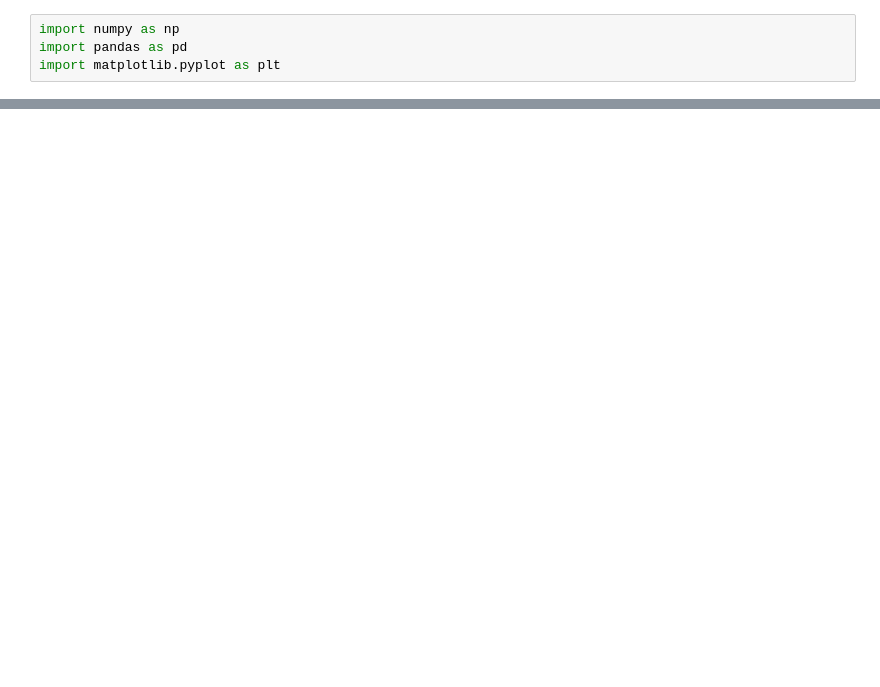
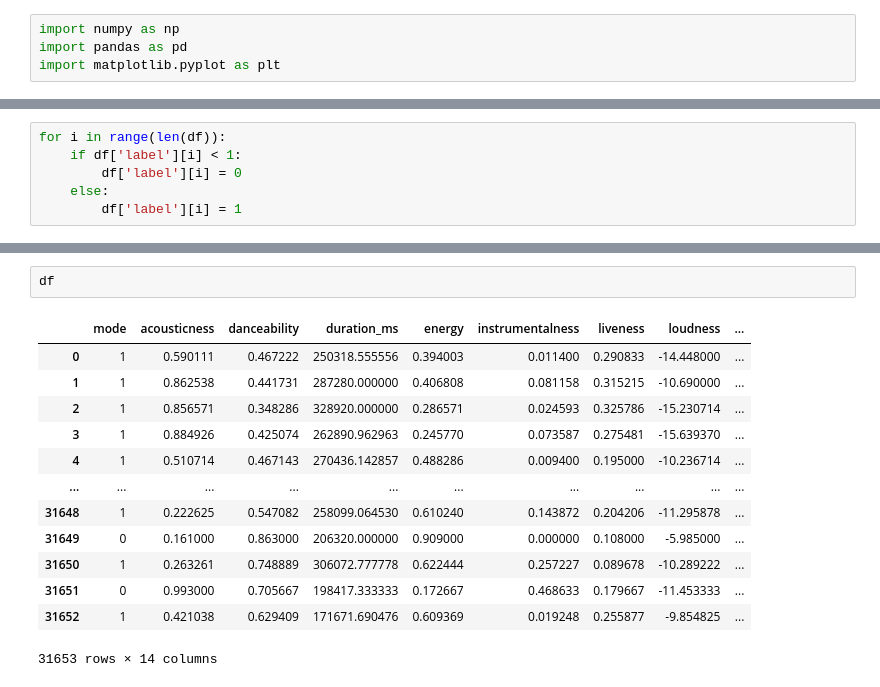
Before and after one commit to ngctnnnn/DS102, a Jupyter notebook: Spotify/EDA.ipynb, the cells around one changed output, grey strips where cells are left out. Saved outputs shown, nothing was run; the diff lists cells and outputs as text; blank space fills up the shorter version.

```diff
--- a/Spotify/EDA.ipynb
+++ b/Spotify/EDA.ipynb
@@ -53 +41,7 @@ df
 31653 rows × 14 columns
+# %%
+for i in range(len(df)):
+    if df['label'][i] < 1:
+        df['label'][i] = 0
+    else:
+        df['label'][i] = 1
@@ -53,0 +57,16 @@ df
+# %%
+df
+# %% [output]
+|  | mode | acousticness | danceability | duration_ms | energy | instrumentalness | liveness | loudness | ... |
+| 0 | 1 | 0.590111 | 0.467222 | 250318.555556 | 0.394003 | 0.011400 | 0.290833 | -14.448000 | ... |
+| 1 | 1 | 0.862538 | 0.441731 | 287280.000000 | 0.406808 | 0.081158 | 0.315215 | -10.690000 | ... |
+| 2 | 1 | 0.856571 | 0.348286 | 328920.000000 | 0.286571 | 0.024593 | 0.325786 | -15.230714 | ... |
+| 3 | 1 | 0.884926 | 0.425074 | 262890.962963 | 0.245770 | 0.073587 | 0.275481 | -15.639370 | ... |
+| 4 | 1 | 0.510714 | 0.467143 | 270436.142857 | 0.488286 | 0.009400 | 0.195000 | -10.236714 | ... |
+| ... | ... | ... | ... | ... | ... | ... | ... | ... | ... |
+| 31648 | 1 | 0.222625 | 0.547082 | 258099.064530 | 0.610240 | 0.143872 | 0.204206 | -11.295878 | ... |
+| 31649 | 0 | 0.161000 | 0.863000 | 206320.000000 | 0.909000 | 0.000000 | 0.108000 | -5.985000 | ... |
+| 31650 | 1 | 0.263261 | 0.748889 | 306072.777778 | 0.622444 | 0.257227 | 0.089678 | -10.289222 | ... |
+| 31651 | 0 | 0.993000 | 0.705667 | 198417.333333 | 0.172667 | 0.468633 | 0.179667 | -11.453333 | ... |
+| 31652 | 1 | 0.421038 | 0.629409 | 171671.690476 | 0.609369 | 0.019248 | 0.255877 | -9.854825 | ... |
+31653 rows × 14 columns
```
Also changed, not shown: parts of 8 cells of this notebook, 2 other files.
